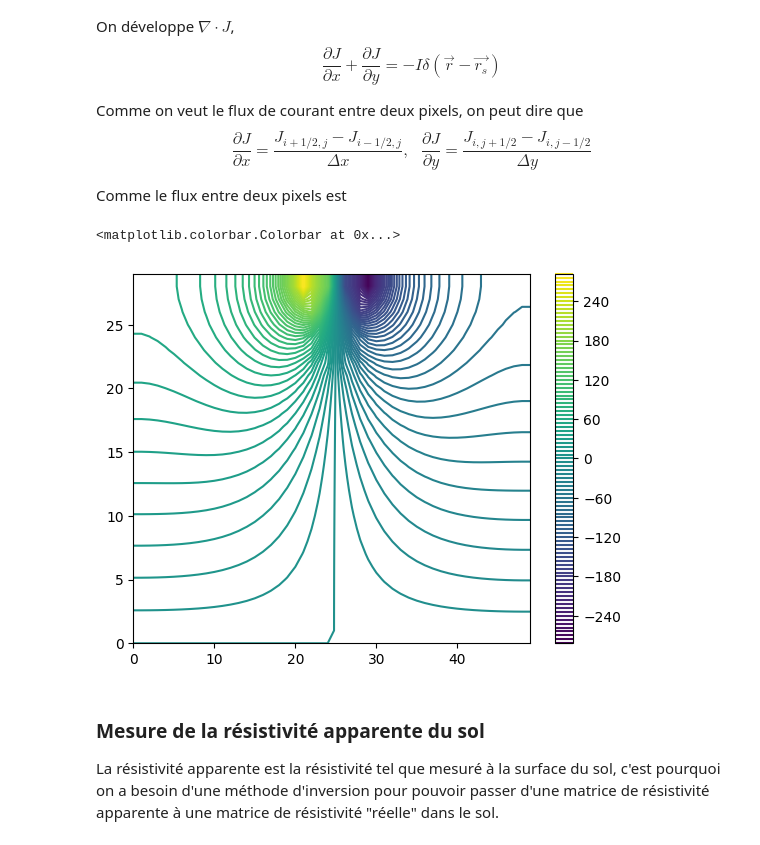
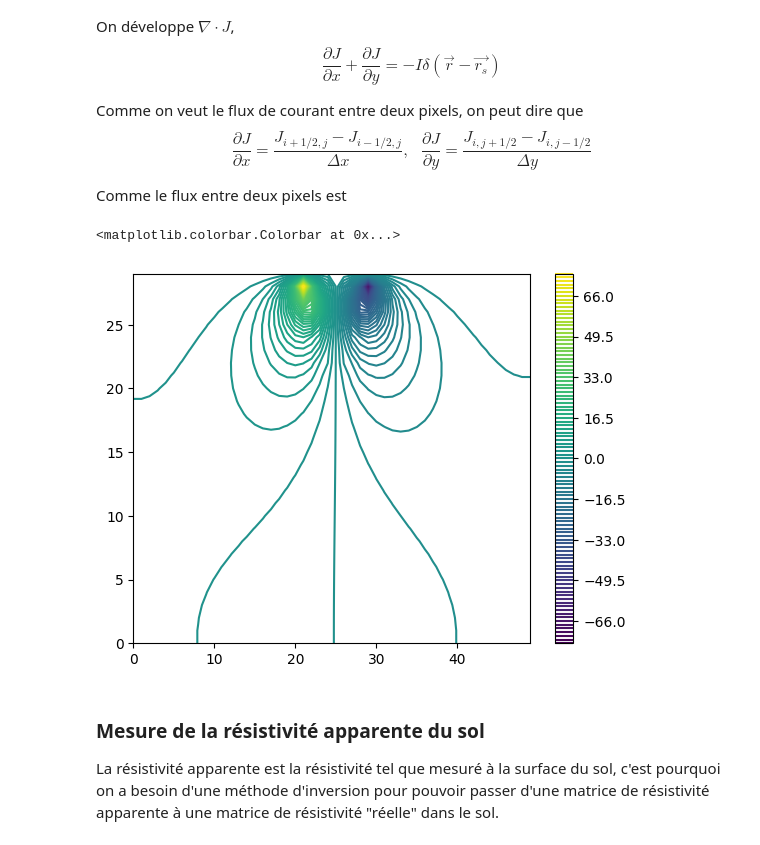
Before and after one commit to AlexandreChevrette/ProjetFinal_PhysiqueNumerique, a Jupyter notebook: Projet_physnum.ipynb, the cells around one changed output. Cells and saved outputs as stored; diff of their text form; code cells hidden in the pictures.

```diff
--- a/Projet_physnum.ipynb
+++ b/Projet_physnum.ipynb
@@ -118,44 +118,44 @@ def compute_error(V, V_k):
 @numba.njit(fastmath=True)
 def apply_bc(V):
     # conditions limites
-    V[0, :] = 0#V[1, :]#V[0, :] = 0
-    V[-1, :] = V[-2, :]#0#V[-1, :] = V[-2, :]
+    V[0, :] = V[1, :]#V[0, :] = 0
+    V[-1, :] = 0#0#V[-1, :] = V[-2, :]
     V[:, 0] = V[:, 1]
     V[:, -1] = V[:, -2]
 
 # Itération du calcul de potentiel
 @numba.njit(fastmath=True)
-def find_pot(V, Sigma, I, tol=1e-5, niter=1000000):
+def find_pot(V, Sigma, I, tol=1e-7, niter=1000000):
 
     for _ in range(niter):
 
         V_k = V.copy()
 
         apply_bc(V)
 
         compute_pot(V, V_k, Sigma, I)
 
         error = compute_error(V, V_k)
 
         if error < tol:
             break
 
     return V
 
 Voltage = find_pot(pot_init, sigma_init, courant_init)
 
 # print(f"Nombre d'itérations: {it}")
 # print(f"Erreur: {error}")
 
 
 plt.figure()
 # plt.imshow(Voltage, origin='lower')
 plt.contour(Voltage, levels=100)
 # plt.imshow(pot)
 plt.colorbar()
 # %% [output]
 <matplotlib.colorbar.Colorbar at 0x...>
-[figure, old version]
+[figure, new version]
 # %% [markdown]
 ### Mesure de la résistivité apparente du sol
 
```
Also changed, not shown: parts of 3 cells of this notebook.
